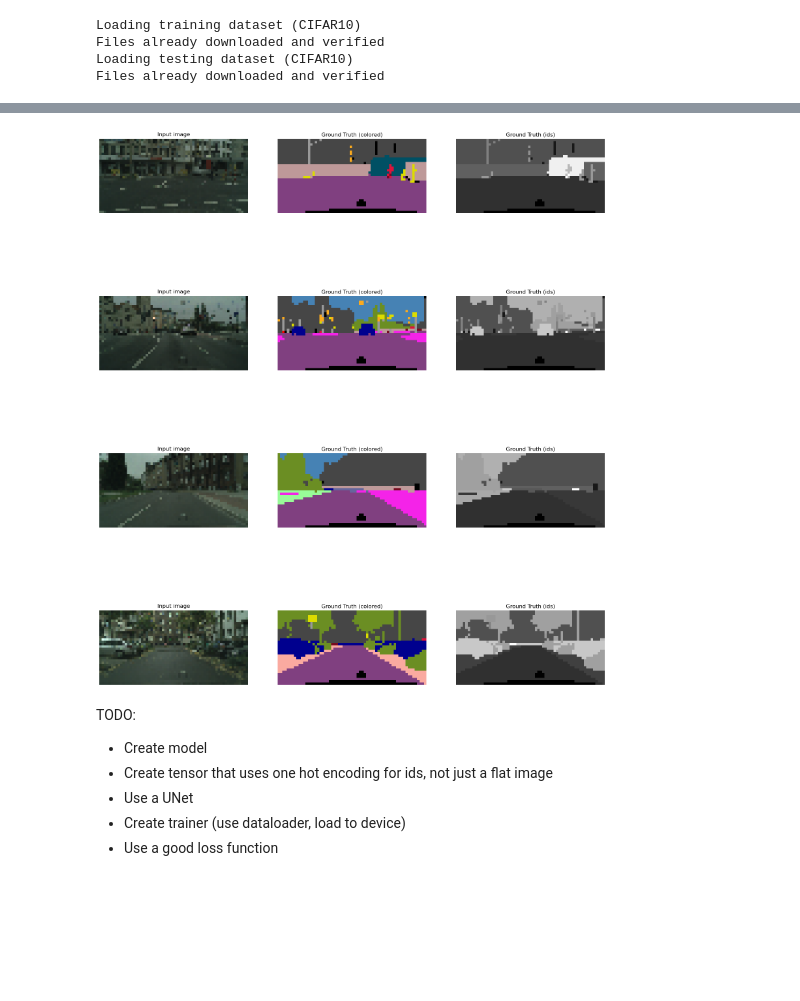
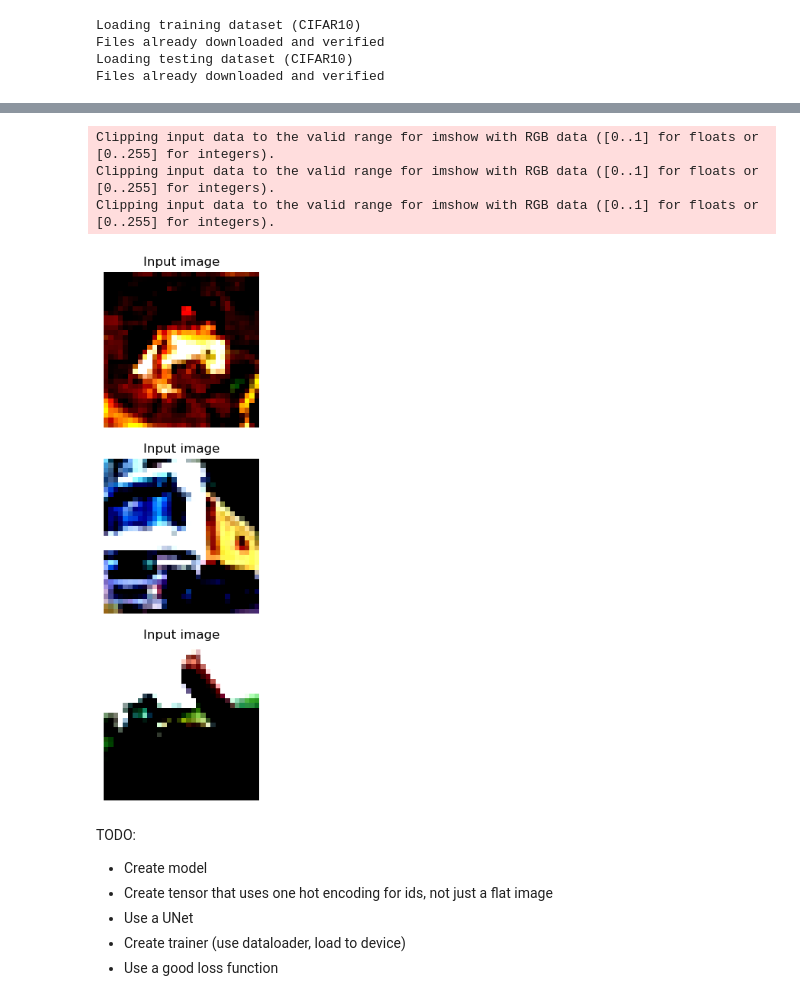
Before and after one commit to TimothyQuark/mtt_jupyter, a Jupyter notebook: mtt_base.ipynb, the cells around one changed output, grey strips where cells are left out. Saved outputs shown, nothing was run; the diff lists cells and outputs as text; code cells hidden in the pictures; blank space fills up the shorter version.

```diff
--- a/mtt_base.ipynb
+++ b/mtt_base.ipynb
@@ -118,9 +163,8 @@ The models used in this notebook are already provided by PyTorch itself, so we c
 # %%
 from torchvision import transforms
-from torchvision.datasets import CIFAR10, CIFAR100
 
 train_dataset = None
-val_dataset = None
+# val_dataset = None
 test_dataset = None
 
 if settings["dataset"] == "CIFAR10":
@@ -136,17 +180,19 @@ if settings["dataset"] == "CIFAR10":
         )
 
     print(f"Loading training dataset ({settings["dataset"]})")
-    train_dataset = CIFAR10(
+    train_dataset = FixedCIFAR10(
         root="data/CIFAR10", train=True, download=True, transform=transform
     )
 
     print(f"Loading testing dataset ({settings["dataset"]})")
-    test = CIFAR10(
+    test_dataset = FixedCIFAR10(
         root="data/CIFAR10", train=False, download=True, transform=transform
     )
 
 else:
     raise ValueError(f"Unknown dataset defined by user: {settings["dataset"]}")
+
+assert train_dataset != None and test_dataset != None
 # %% [output]
 Loading training dataset (CIFAR10)
 Files already downloaded and verified
@@ -370,48 +230,35 @@ Target 1 dimensions: torch.Size([3, 32, 64])
 # %%
 # Function to visualize data
 from torch import Tensor
+from typing import Any, Callable, Dict, List, Optional, Tuple, Union
 
 # TODO: use torch.tensor.view instead of transpose when possible
 
-
-def visualize_imgs(
-    images: Union[Tuple[Tensor, List[Tensor]], List[Tuple[Tensor, List[Tensor]]]]
-):
-    if isinstance(images, Tuple):
+def visualize_imgs(images: Tensor | List[Tensor]):
+    if isinstance(images, Tensor):
         images = [images]
 
     n = len(images)
-    plt.figure(figsize=(20, 6 * n))
+    plt.figure(figsize=(20, 3 * n))
 
     for idx, (image, targets) in enumerate(images):
-        # Input image
-        plt.subplot(n, 3, idx * 3 + 1)
+        # Normalized input image
+        plt.subplot(n, 1, idx * 1 + 1)
         plt.imshow(image.numpy().transpose(1, 2, 0))
         plt.axis("off")
         plt.title("Input image")
-
-        # Targets
-        for t in targets:
-            if t.shape[0] == 3:  # Ground truth using colors
-                plt.subplot(n, 3, idx * 3 + 2)
-                plt.imshow(t.numpy().transpose(1, 2, 0))
-                plt.axis("off")
-                plt.title("Ground Truth (colored)")
-            elif t.shape[0] == 1:  # Ground truth using ids
-                plt.subplot(n, 3, idx * 3 + 3)
-                plt.imshow(t.numpy().transpose(1, 2, 0))
-                plt.axis("off")
-                plt.title("Ground Truth (ids)")
-            else:
-                msg = f"Don't know how to display tensor of shape {t.shape}"
 # %%
-# Show some of the dataset
+# Show some of the dataset. Note that normalization means the values are no longer in the range of 0-1, so
+# there will be clipping warnings.
 
-ex_imgs = train_dataset[0:4]
+ex_imgs = train_dataset[0:3]
 
 visualize_imgs(ex_imgs)
 # %% [output]
+Clipping input data to the valid range for imshow with RGB data ([0..1] for floats or [0..255] for integers).
+Clipping input data to the valid range for imshow with RGB data ([0..1] for floats or [0..255] for integers).
+Clipping input data to the valid range for imshow with RGB data ([0..1] for floats or [0..255] for integers).
-[figure, old version]
+[figure, new version]
 # %% [markdown]
 TODO:
 
```
Also changed, not shown: parts of 12 cells of this notebook.
